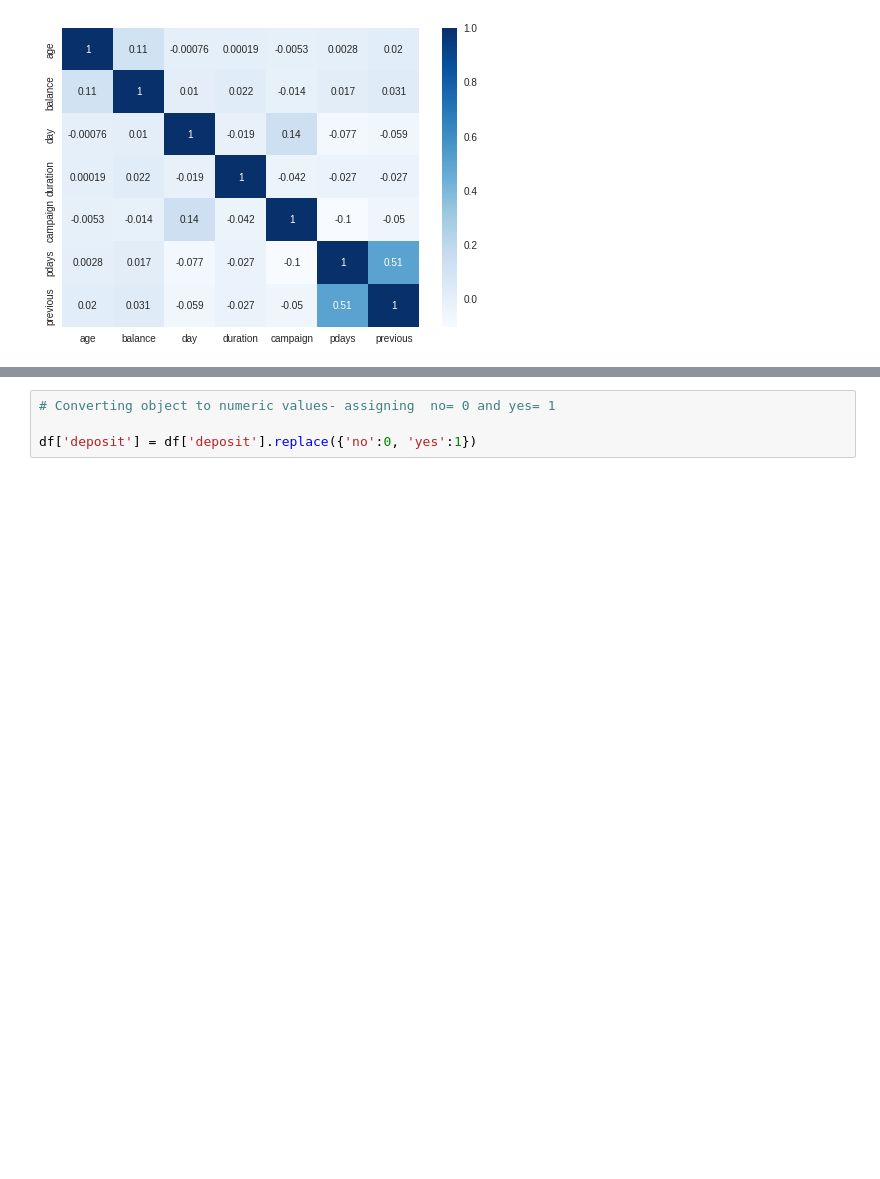
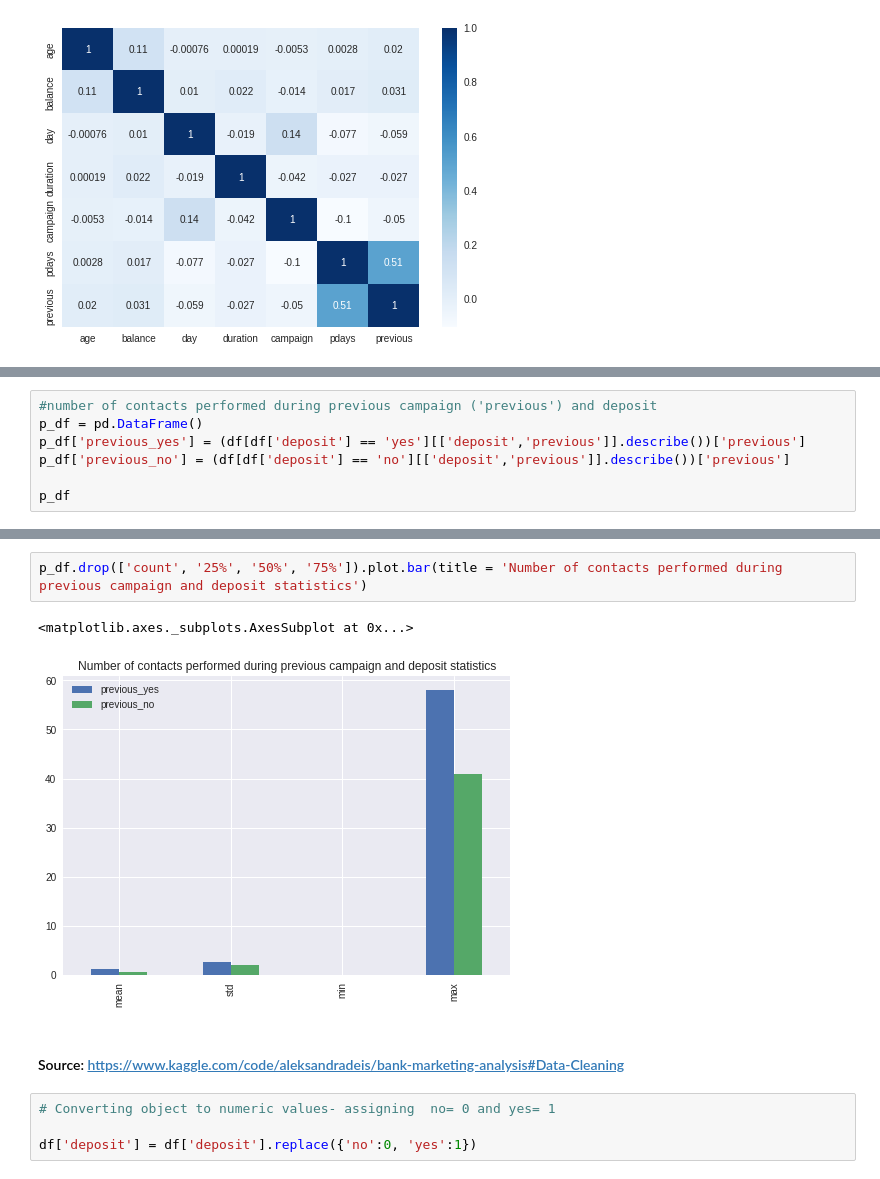
Before and after one commit to amltago/project2, a Jupyter notebook: ProjectB2.ipynb, the cells around one changed output, grey strips where cells are left out. Drawn from its saved outputs; the diff is of its cells as text; blank space fills up the shorter version.

```diff
--- a/ProjectB2.ipynb
+++ b/ProjectB2.ipynb
@@ -468,0 +562,7 @@ sns.heatmap(corr, cmap = 'Blues', annot = True);
+# %%
+#number of contacts performed during previous campaign ('previous') and deposit
+p_df = pd.DataFrame()
+p_df['previous_yes'] = (df[df['deposit'] == 'yes'][['deposit','previous']].describe())['previous']
+p_df['previous_no'] = (df[df['deposit'] == 'no'][['deposit','previous']].describe())['previous']
+
+p_df
@@ -469,3 +579,10 @@ sns.heatmap(corr, cmap = 'Blues', annot = True);
+# %%
+p_df.drop(['count', '25%', '50%', '75%']).plot.bar(title = 'Number of contacts performed during previous campaign and deposit statistics')
+# %% [output]
+<matplotlib.axes._subplots.AxesSubplot at 0x...>
+[figure, added]
+# %% [markdown]
+#### Source: https://www.kaggle.com/code/aleksandradeis/bank-marketing-analysis#Data-Cleaning
 # %%
 # Converting object to numeric values- assigning  no= 0 and yes= 1
 
```
Also changed, not shown: parts of 20 cells of this notebook.
